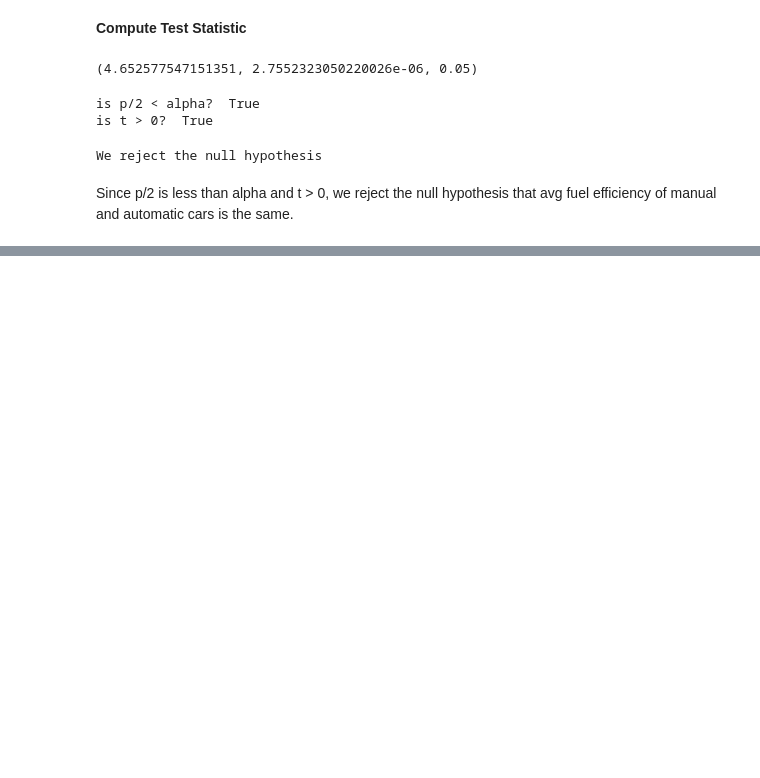
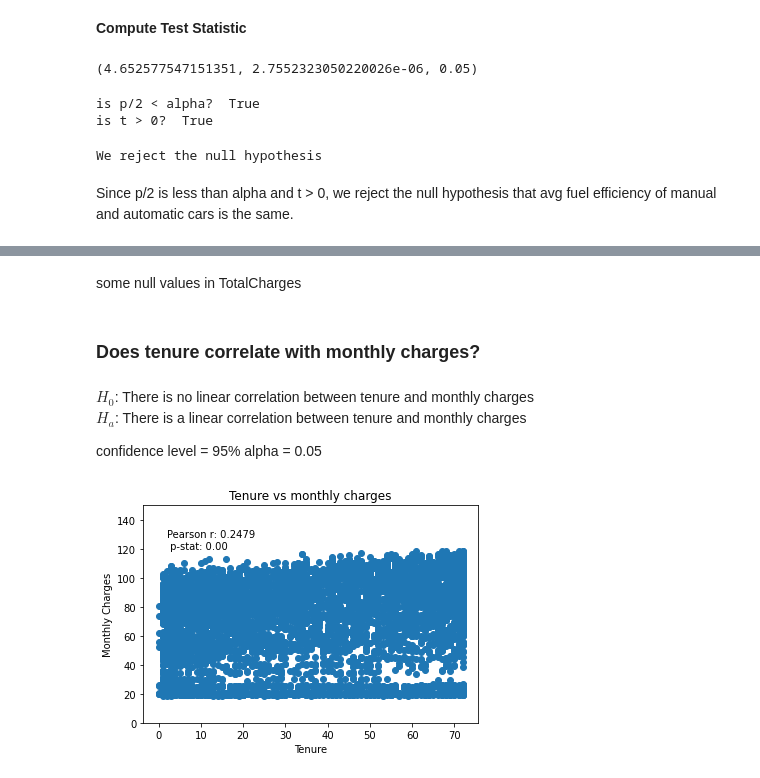
Before and after one commit to mariamnaqvi/statistics-exercises, a Jupyter notebook: hypothesis_testing.ipynb, the cells around one changed output, grey strips where cells are left out. Saved outputs shown, nothing was run; the diff lists cells and outputs as text; code cells hidden in the pictures; blank space fills up the shorter version.

Commit message:
add correlation ex

```diff
--- a/hypothesis_testing.ipynb
+++ b/hypothesis_testing.ipynb
@@ -517,0 +522,3 @@ Since p/2 is less than alpha and t > 0, we reject the null hypothesis that avg f
+# %%
+# load the data set
+df = pd.read_csv('Cust_Churn_Telco.csv')
@@ -517,0 +555,10 @@ Since p/2 is less than alpha and t > 0, we reject the null hypothesis that avg f
+# %% [markdown]
+some null values in TotalCharges
+# %% [markdown]
+### Does tenure correlate with monthly charges?
+# %% [markdown]
+$H_{0}$: There is no linear correlation between tenure and monthly charges
+$H_{a}$:  There is a linear correlation between tenure and monthly charges
+
+confidence level = 95%
+alpha = 0.05
@@ -517,0 +568,17 @@ Since p/2 is less than alpha and t > 0, we reject the null hypothesis that avg f
+# %%
+# assign x and y
+
+x = df.tenure
+y = df.MonthlyCharges
+# %%
+# plot the distribution
+
+plt.scatter(x, y)
+plt.xlabel('Tenure')
+plt.ylabel('Monthly Charges')
+plt.ylim(0,150)
+plt.title('Tenure vs monthly charges')
+plt.annotate(f'Pearson r: {stats.pearsonr(x,y)[0]:.4f}\n p-stat: {stats.pearsonr(x,y)[1]:.2f}', xy = (2, 120))
+plt.show()
+# %% [output]
+[figure, added]
```
Also changed, not shown: parts of 89 cells of this notebook.
